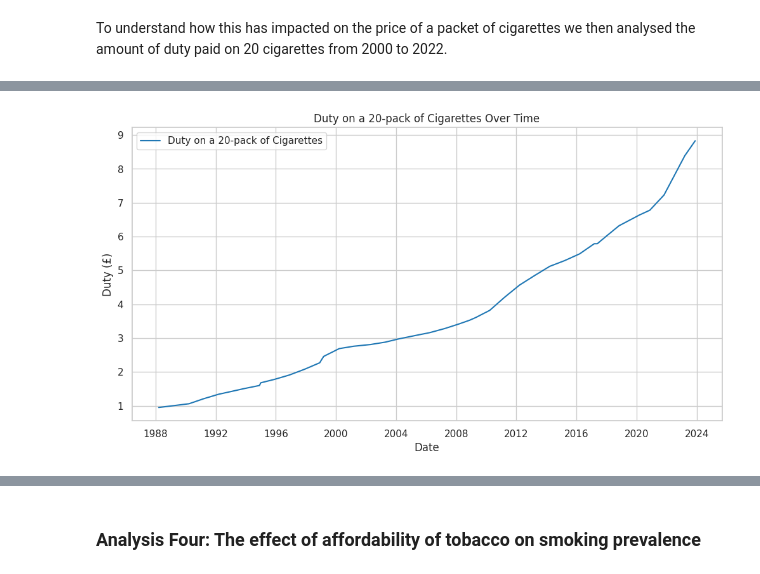
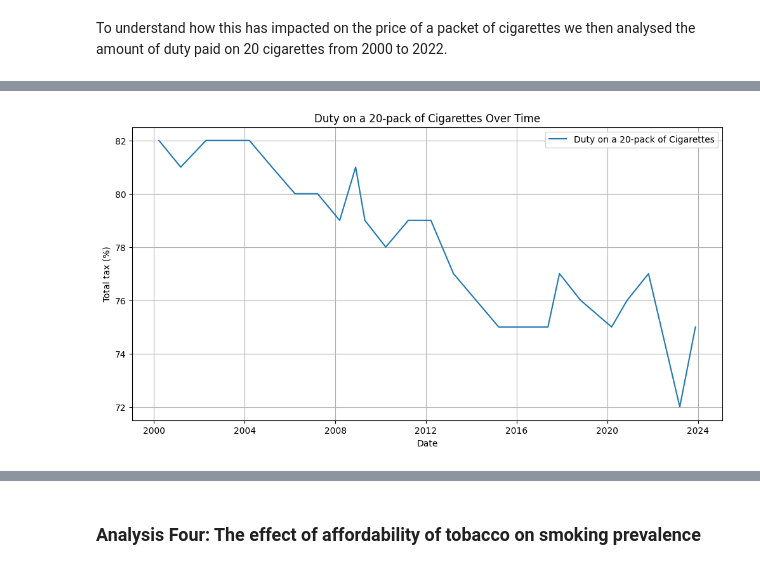
Before and after one commit to rhobaker/Data_Project, a Jupyter notebook: Main_Jupyter_workbook_Rhona.ipynb, the cells around one changed output, grey strips where cells are left out. Cells and saved outputs as stored; diff of their text form; code cells hidden in the pictures.

```diff
--- a/Main_Jupyter_workbook_Rhona.ipynb
+++ b/Main_Jupyter_workbook_Rhona.ipynb
@@ -684,5 +627,3 @@ def calculate_duty(date):
     return round(total_duty,2)
 # %%
-
-combined_df['Duty'] = combined_df['Date of change'].apply(lambda x: calculate_duty(x))
-combined_df
+combined_df['Duty'] = combined_df['Date of change'].apply(lambda x: calculate_duty(x, 20))
@@ -753,3 +630,6 @@ combined_df
+# %%
+combined_df['VAT Amount'] = round((combined_df['Retail price of King size pack in £'] / (1 + (pd.to_numeric(combined_df['VAT'], errors='coerce')/100))) * (pd.to_numeric(combined_df['VAT'], errors='coerce')/100),2)
+# %%
+combined_df['Total tax'] = round(combined_df['Duty'] + combined_df['VAT Amount'],2)
 # %%
-combined_df['% duty'] = combined_df.apply(lambda row: row["Duty"] / row["Retail price of King size pack in £"], axis = 1)
-combined_df
+combined_df['Percentage tax'] = round(((combined_df['Total tax'] / combined_df['Retail price of King size pack in £']) * 100))
@@ -774,14 +636,13 @@ combined_df
 # %%
-
 # Plotting the duty over time
 plt.figure(figsize=(12, 6))
-plt.plot(combined_df['Date of change'], combined_df['Duty'], label='Duty on a 20-pack of Cigarettes', color='tab:blue')
+plt.plot(combined_df['Date of change'], combined_df['Percentage tax'], label='Duty on a 20-pack of Cigarettes', color='tab:blue')
 plt.xlabel('Date')
-plt.ylabel('Duty (£)')
+plt.ylabel('Total tax (%)')
 plt.title('Duty on a 20-pack of Cigarettes Over Time')
 plt.legend()
 plt.grid(True)
 plt.show()
 # %% [output]
-[figure, old version]
+[figure, new version]
 # %%
```
Also changed, not shown: parts of 22 cells of this notebook.
